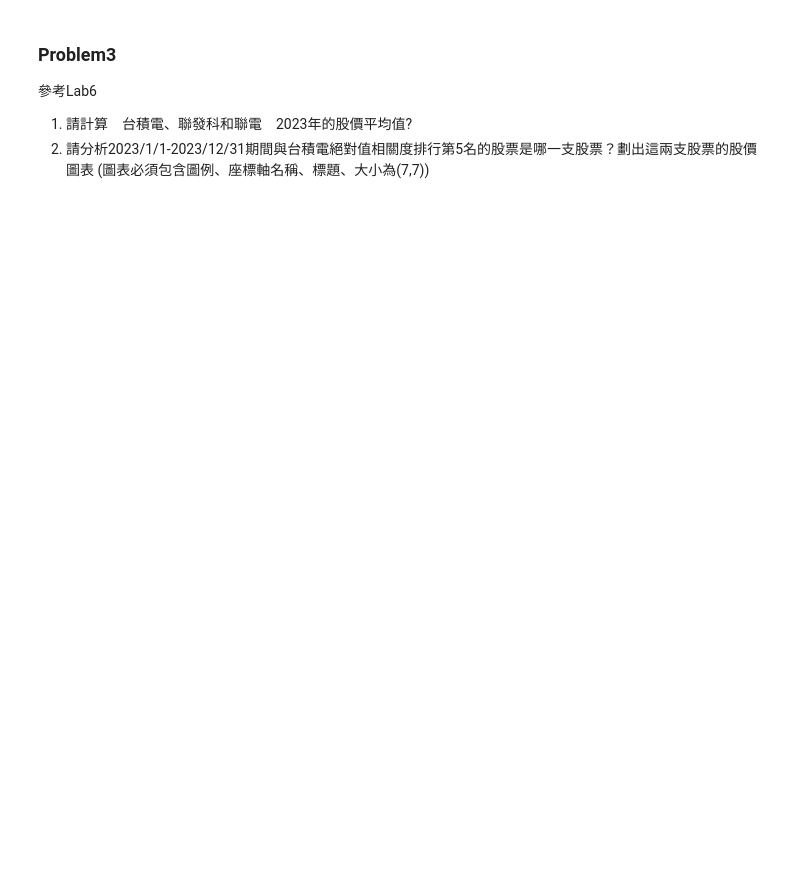
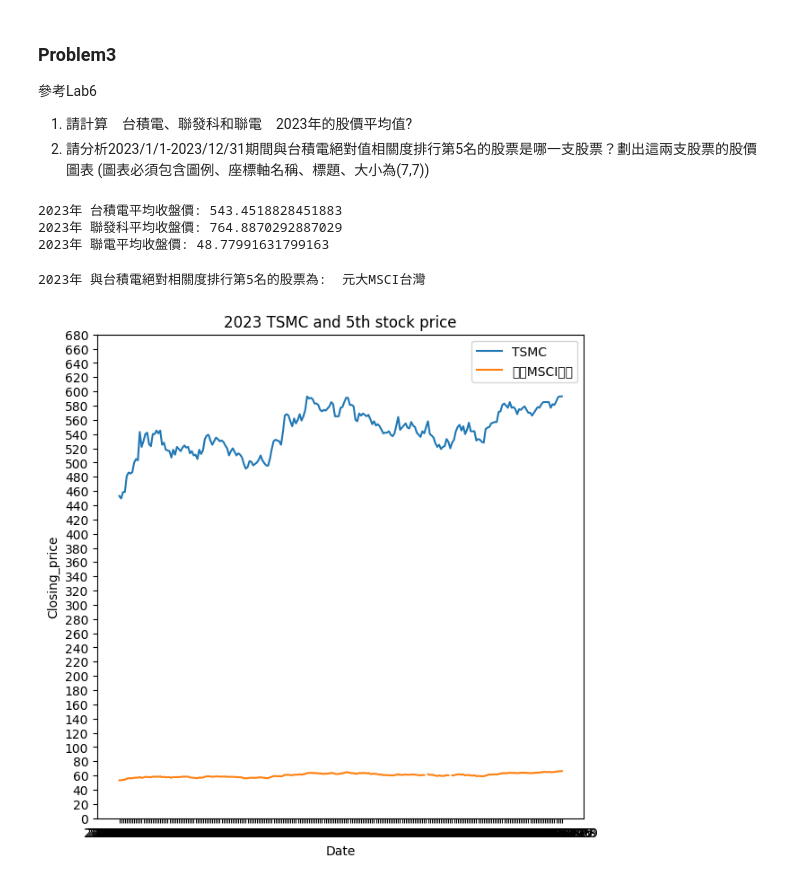
Before and after one commit to BryanJhuo/DataScience, a Jupyter notebook: Homework/HW3_111590038.ipynb, the cells around one changed output. Drawn from its saved outputs; the diff is of its cells as text; code cells hidden in the pictures; blank space fills up the shorter version.

```diff
--- a/Homework/HW3_111590038.ipynb
+++ b/Homework/HW3_111590038.ipynb
@@ -103,3 +104,45 @@ stock_TSMC.plot(title= "2023 TSMC Stock chart", ylabel= 'price')
 參考Lab6
 1. 請計算　台積電、聯發科和聯電　2023年的股價平均值?
 2. 請分析2023/1/1-2023/12/31期間與台積電絕對值相關度排行第5名的股票是哪一支股票？劃出這兩支股票的股價圖表 (圖表必須包含圖例、座標軸名稱、標題、大小為(7,7))
+# %%
+stock_MTK = stockData[stockData['name'] == '聯發科'].drop('name', axis= 1)
+stock_UMC = stockData[stockData['name'] == '聯電'].drop('name', axis= 1)
+print("2023年 台積電平均收盤價:", stock_TSMC.closing_price.mean())
+print("2023年 聯發科平均收盤價:", stock_MTK.closing_price.mean())
+print("2023年 聯電平均收盤價:", stock_UMC.closing_price.mean())
+# %% [output]
+2023年 台積電平均收盤價: 543.4518828451883
+2023年 聯發科平均收盤價: 764.8870292887029
+2023年 聯電平均收盤價: 48.77991631799163
+# %%
+data_TSMC = stockData[stockData['name'] == '台積電'].reset_index(drop= True)
+
+data_corr = pd.DataFrame()
+companies = stockData['name'].drop_duplicates()
+data_corr['company'] = companies
+data_corr['corr'] = 0
+
+def get_Corr(company):
+    data_company = stockData[stockData['name'] == company].reset_index(drop = True)
+    return data_TSMC['closing_price'].corr(data_company['closing_price'])
+
+data_corr['corr'] = data_corr['company'].apply(get_Corr)
+data_corr = data_corr.sort_values('corr', ascending=False)
+
+ans_company = data_corr.iloc[4:5].iat[0, 0]
+data_ans = stockData[stockData['name'] == ans_company].reset_index(drop = True)
+data_TSMC_ans = pd.merge(data_TSMC[['date', 'closing_price']], data_ans[['date', 'closing_price']], on='date', suffixes=('_TSMC', f'_{ans_company}')).set_index('date')
+
+print("2023年 與台積電絕對相關度排行第5名的股票為: ", ans_company)
+plt.figure(figsize=(7, 7))
+plt.plot(data_TSMC_ans['closing_price_TSMC'], label = 'TSMC')
+plt.plot(data_TSMC_ans[f'closing_price_{ans_company}'], label = ans_company)
+plt.yticks(np.arange(0, 700, 20))
+plt.legend(loc = 'best')
+plt.xlabel("Date")
+plt.ylabel("Closing_price")
+plt.title(f"2023 TSMC and 5th stock price")
+plt.show()
+# %% [output]
+2023年 與台積電絕對相關度排行第5名的股票為:  元大MSCI台灣
+[figure, added]
```
Also changed, not shown: parts of 2 cells of this notebook, 1 other file.
